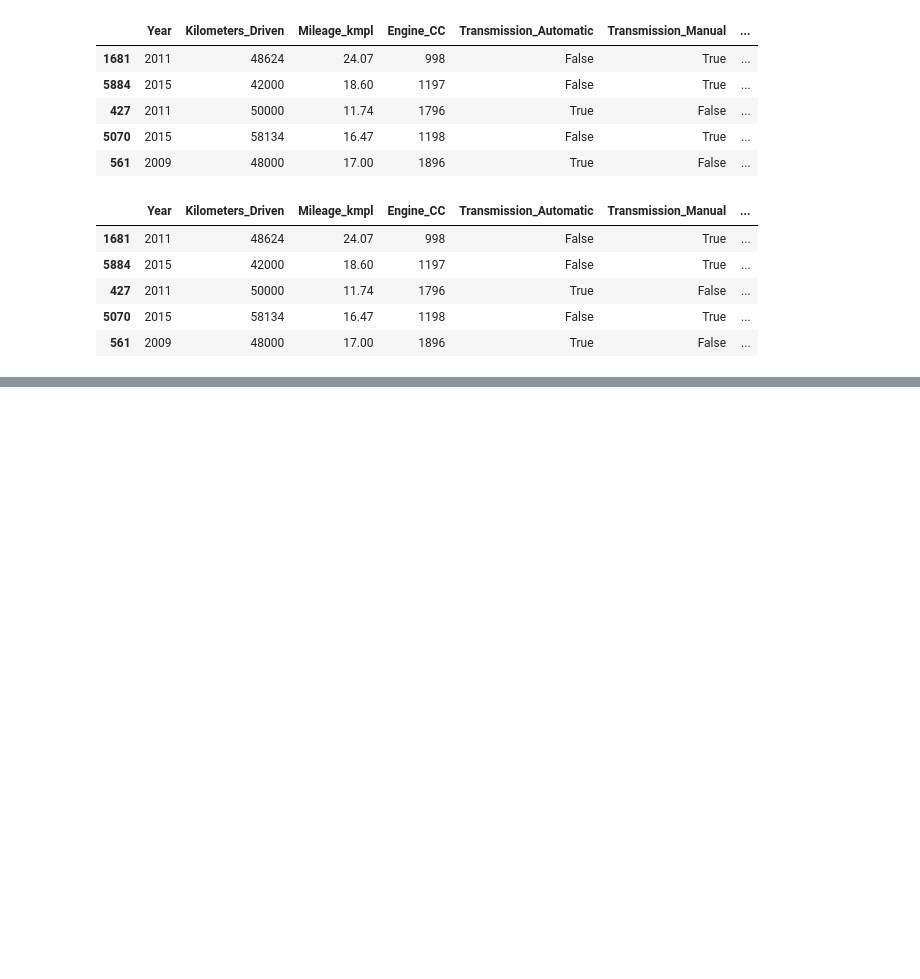
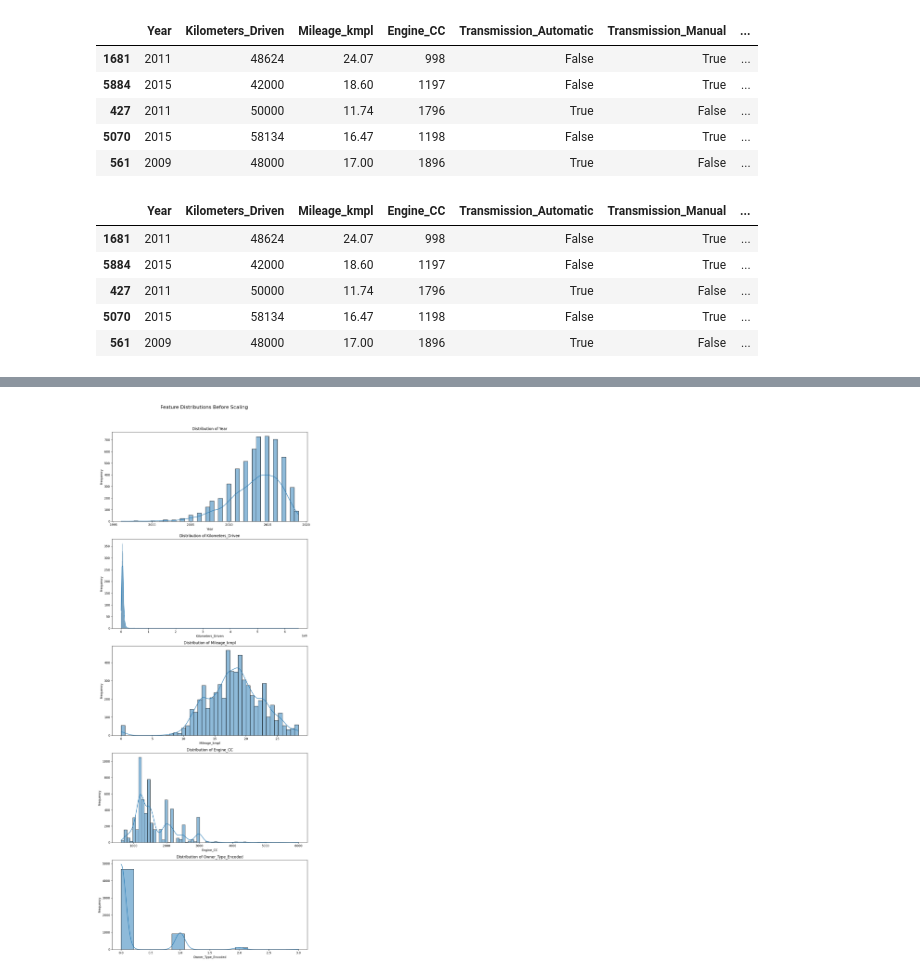
Before and after one commit to AnnabelleMcSharry/AI-ML-Car-Data, a Jupyter notebook: Task1.ipynb, the cells around one changed output, grey strips where cells are left out. Drawn from its saved outputs; the diff is of its cells as text; code cells hidden in the pictures; blank space fills up the shorter version.

```diff
--- a/Task1.ipynb
+++ b/Task1.ipynb
@@ -301,9 +301,9 @@ We will begin feature selection by examining the correlation of each feature wit
 import matplotlib.pyplot as plt
 import seaborn as sns
 
-# Separate features (X) and target (y)
-X = Cars.drop('label', axis=1)
-y = Cars['label']
+# Separate features (features_df) and target (target_series)
+features_df = Cars.drop('label', axis=1)
+target_series = Cars['label']
 
 # Calculate the correlation matrix
 correlation_matrix = Cars.corr(numeric_only=True)
@@ -429,16 +429,16 @@ Passing `palette` without assigning `hue` is deprecated and will be removed in v
 import re
 
 # Identify columns that represent location labels
-location_columns = [col for col in X_train.columns if re.match(r'Location_.*', col)]
+location_columns = [col for col in features_train_df.columns if re.match(r'Location_.*', col)]
 
-# Drop these columns from X_train and X_test to create reduced datasets
-X_train_reduced = X_train.drop(columns=location_columns)
-X_test_reduced = X_test.drop(columns=location_columns)
+# Drop these columns from features_train_df and features_test_df to create reduced datasets
+features_train_reduced_df = features_train_df.drop(columns=location_columns)
+features_test_reduced_df = features_test_df.drop(columns=location_columns)
 
 print(f"Dropped {len(location_columns)} location columns: {location_columns}")
 
 
-display(X_train_reduced.head())
+display(features_train_reduced_df.head())
 # %% [output]
 Dropped 11 location columns: ['Location_Ahmedabad', 'Location_Bangalore', 'Location_Chennai', 'Location_Coimbatore', 'Location_Delhi', 'Location_Hyderabad', 'Location_Jaipur', 'Location_Kochi', 'Locat ...
 |  | Year | Kilometers_Driven | Mileage_kmpl | Engine_CC | Transmission_Automatic | Transmission_Manual | ... |
@@ -449,10 +449,10 @@ Dropped 11 location columns: ['Location_Ahmedabad', 'Location_Bangalore', 'Locat
 | 561 | 2009 | 48000 | 17.00 | 1896 | True | False | ... |
 # %%
 # Drop 'Name_Encoded' column from the reduced datasets
-X_train_reduced = X_train_reduced.drop(columns=['Name_Encoded'])
-X_test_reduced = X_test_reduced.drop(columns=['Name_Encoded'])
+features_train_reduced_df = features_train_reduced_df.drop(columns=['Name_Encoded'])
+features_test_reduced_df = features_test_reduced_df.drop(columns=['Name_Encoded'])
 
-display(X_train_reduced.head())
+display(features_train_reduced_df.head())
 # %% [output]
 |  | Year | Kilometers_Driven | Mileage_kmpl | Engine_CC | Transmission_Automatic | Transmission_Manual | ... |
 | 1681 | 2011 | 48624 | 24.07 | 998 | False | True | ... |
@@ -462,0 +469,21 @@ display(X_train_reduced.head())
+# %%
+import matplotlib.pyplot as plt
+import seaborn as sns
+
+# Get numerical columns from the reduced training set
+numerical_cols = features_train_reduced_df.select_dtypes(include=['number']).columns
+
+# Plot distributions of numerical features before scaling
+fig, axes = plt.subplots(len(numerical_cols), 1, figsize=(10, 5 * len(numerical_cols)))
+fig.suptitle('Feature Distributions Before Scaling', y=1.02, fontsize=16)
+
+for i, col in enumerate(numerical_cols):
+    sns.histplot(features_train_reduced_df[col], kde=True, ax=axes[i])
+    axes[i].set_title(f'Distribution of {col}')
+    axes[i].set_xlabel(col)
+    axes[i].set_ylabel('Frequency')
+
+plt.tight_layout()
+plt.show()
+# %% [output]
+[figure, added]
```
Also changed, not shown: parts of 12 cells of this notebook.
